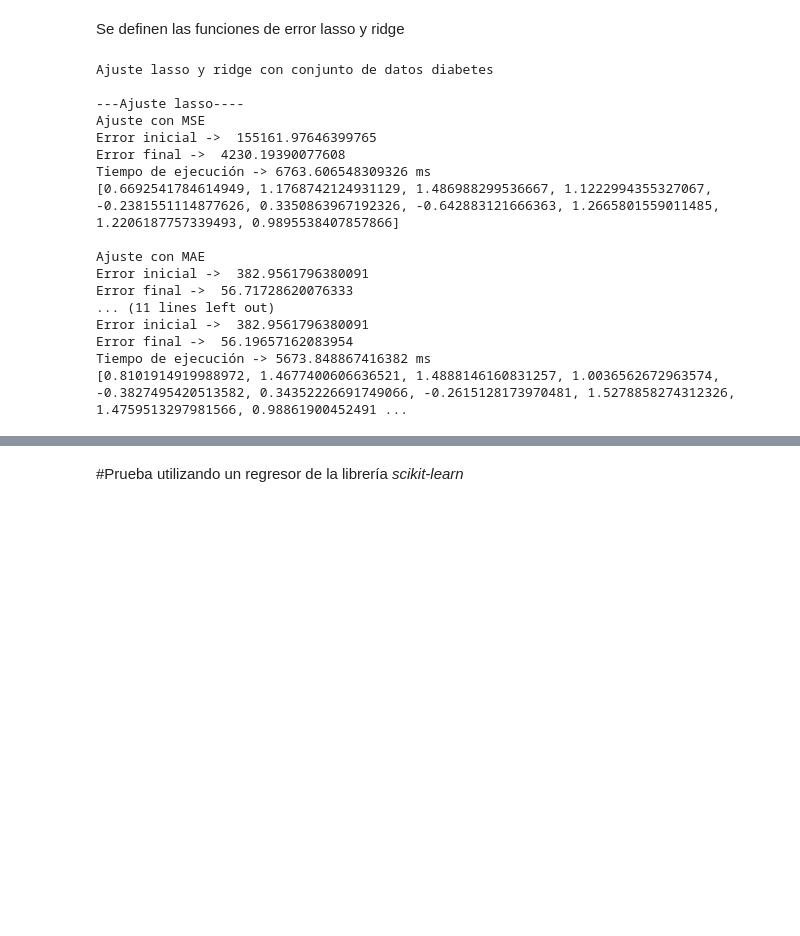
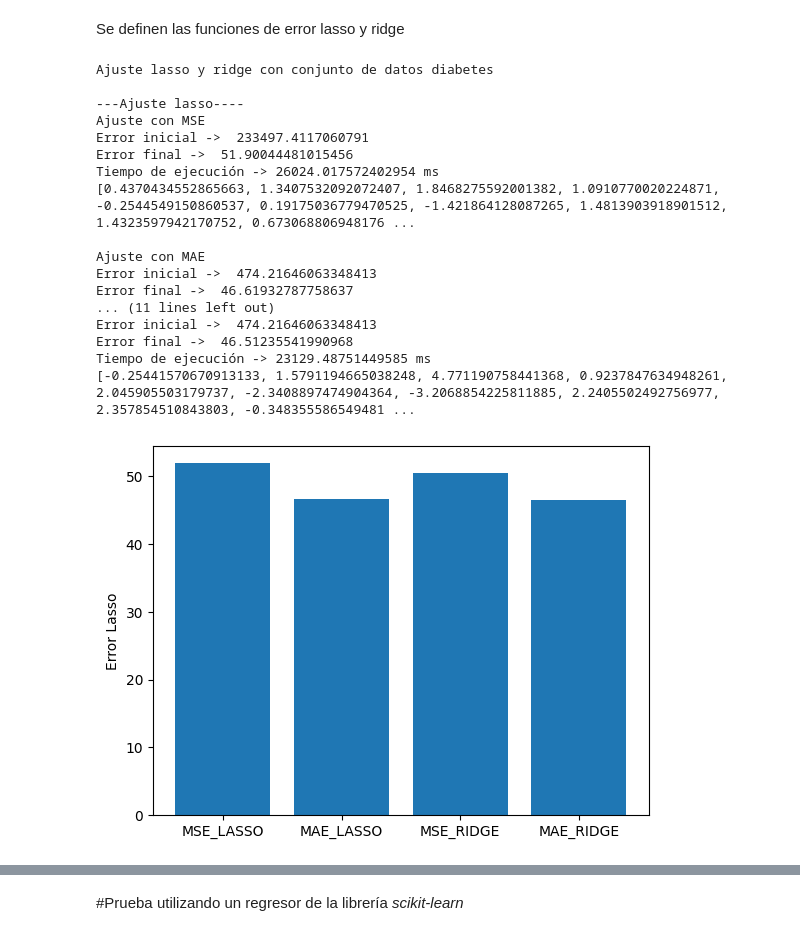
Before and after one commit to Pacatro/Practicas-IAA, a Jupyter notebook: p2/P2_IAA.ipynb, the cells around one changed output, grey strips where cells are left out. Drawn from its saved outputs; the diff is of its cells as text; code cells hidden in the pictures; blank space fills up the shorter version.

```diff
--- a/p2/P2_IAA.ipynb
+++ b/p2/P2_IAA.ipynb
@@ -285,77 +328,110 @@ def ridge_error(modelo,x,y,reg_term,error_func):
     return reg_error + L2*reg_term
 # %%
 print('Ajuste lasso y ridge con conjunto de datos diabetes')
-
+lasso_errs = []
+ridge_errs = []
+times = []
+labels = ['MSE_LASSO','MAE_LASSO','MSE_RIDGE','MAE_RIDGE']
 reg_term = 0.0001
 
 print('\n---Ajuste lasso----')
 
 modelo = []
-for i in range(len(x[0])):
+for i in range(len(x[0])+1):
   modelo.append(1)
 print('Ajuste con MSE')
 print('Error inicial -> ',lasso_error(modelo,x,y,reg_term,MSE))
 start = time.time()
-linear_regression(modelo,x,y,2000,0.000001,reg_term, MSE_GRAD, True, False, False)
+linear_regression(modelo,x,y,4000,0.000001,reg_term, MSE_GRAD, True, False, False)
 tiempo = (time.time()-start)*1000
-print('Error final -> ',lasso_error(modelo,x,y,reg_term,MSE))
+times.append(tiempo)
+error_lasso = lasso_error(modelo,x,y,reg_term,MAE)
+print('Error final -> ',error_lasso)
+lasso_errs.append(error_lasso)
+
+error_ridge = ridge_error(modelo,x,y,reg_term,MAE)
+ridge_errs.append(error_ridge)
 print(f'Tiempo de ejecución -> {tiempo} ms')
 print(modelo)
 
 
 modelo = []
-for i in range(len(x[0])):
+for i in range(len(x[0])+1):
   modelo.append(1)
 print('\nAjuste con MAE')
 print('Error inicial -> ',lasso_error(modelo,x,y,reg_term,MAE))
 start = time.time()
-linear_regression(modelo,x,y,2000,0.0001,reg_term,MAE_GRAD,True,False, False)
+linear_regression(modelo,x,y,4000,0.001,reg_term,MAE_GRAD,True,False, False)
 tiempo = (time.time()-start)*1000
-print('Error final -> ',lasso_error(modelo,x,y,reg_term,MAE))
+times.append(tiempo)
+error_lasso = lasso_error(modelo,x,y,reg_term,MAE)
+print('Error final -> ',error_lasso)
+lasso_errs.append(error_lasso)
+
+error_ridge = ridge_error(modelo,x,y,reg_term,MAE)
+ridge_errs.append(error_ridge)
 print(f'Tiempo de ejecución -> {tiempo} ms')
 print(modelo)
 
 print('\n---Ajuste ridge:---')
 
 modelo = []
-for i in range(len(x[0])):
+for i in range(len(x[0])+1):
   modelo.append(1)
 print('Ajuste con MSE')
 print('Error inicial -> ',ridge_error(modelo,x,y,reg_term,MSE))
 start = time.time()
-linear_regression(modelo,x,y,2000,0.000001,reg_term, MSE_GRAD,False, True, False)
+linear_regression(modelo,x,y,4000,0.000001,reg_term, MSE_GRAD,False, True, False)
 tiempo = (time.time()-start)*1000
-print('Error final -> ',ridge_error(modelo,x,y,reg_term,MSE))
+times.append(tiempo)
+error_ridge = ridge_error(modelo,x,y,reg_term,MAE)
+ridge_errs.append(error_ridge)
+
+error_lasso = lasso_error(modelo,x,y,reg_term,MAE)
+lasso_errs.append(error_lasso)
+print('Error final -> ',error_ridge)
+
 print(f'Tiempo de ejecución -> {tiempo} ms')
 print(modelo)
 
 
 modelo = []
-for i in range(len(x[0])):
+for i in range(len(x[0])+1):
   modelo.append(1)
 print('\nAjuste con MAE')
 print('Error inicial -> ',ridge_error(modelo,x,y,reg_term,MAE))
 start = time.time()
-linear_regression(modelo,x,y,2000,0.0001,reg_term,MAE_GRAD,False, True, False)
+linear_regression(modelo,x,y,4000,0.001,reg_term,MAE_GRAD,False, True, False)
 tiempo = (time.time()-start)*1000
-print('Error final -> ',ridge_error(modelo,x,y,reg_term,MAE))
+times.append(tiempo)
+error_ridge = ridge_error(modelo,x,y,reg_term,MAE)
+ridge_errs.append(error_ridge)
+
+error_lasso = lasso_error(modelo,x,y,reg_term,MAE)
+lasso_errs.append(error_lasso)
+print('Error final -> ',error_ridge)
 print(f'Tiempo de ejecución -> {tiempo} ms')
 print(modelo)
+
+bar_plot(labels,lasso_errs,'Error Lasso')
+bar_plot(labels,ridge_errs,'Error Ridge')
+bar_plot(labels,times,'Tiempo de ejecución (ms)')
 # %% [output]
 Ajuste lasso y ridge con conjunto de datos diabetes
 
 ---Ajuste lasso----
 Ajuste con MSE
-Error inicial ->  155161.97646399765
-Error final ->  4230.19390077608
-Tiempo de ejecución -> 6763.606548309326 ms
-[0.6692541784614949, 1.1768742124931129, 1.486988299536667, 1.1222994355327067, -0.2381551114877626, 0.3350863967192326, -0.642883121666363, 1.2665801559011485, 1.2206187757339493, 0.9895538407857866]
+Error inicial ->  233497.4117060791
+Error final ->  51.90044481015456
+Tiempo de ejecución -> 26024.017572402954 ms
+[0.4370434552865663, 1.3407532092072407, 1.8468275592001382, 1.0910770020224871, -0.2544549150860537, 0.19175036779470525, -1.421864128087265, 1.4813903918901512, 1.4323597942170752, 0.673068806948176 ...
 
 Ajuste con MAE
-Error inicial ->  382.9561796380091
-Error final ->  56.71728620076333
+Error inicial ->  474.21646063348413
+Error final ->  46.61932787758637
 ... (11 lines left out)
-Error inicial ->  382.9561796380091
-Error final ->  56.19657162083954
-Tiempo de ejecución -> 5673.848867416382 ms
-[0.8101914919988972, 1.4677400606636521, 1.4888146160831257, 1.0036562672963574, -0.3827495420513582, 0.34352226691749066, -0.2615128173970481, 1.5278858274312326, 1.4759513297981566, 0.98861900452491 ...
+Error inicial ->  474.21646063348413
+Error final ->  46.51235541990968
+Tiempo de ejecución -> 23129.48751449585 ms
+[-0.25441570670913133, 1.5791194665038248, 4.771190758441368, 0.9237847634948261, 2.045905503179737, -2.3408897474904364, -3.2068854225811885, 2.2405502492756977, 2.357854510843803, -0.348355586549481 ...
+[figure, added]
```
Also changed, not shown: parts of 7 cells of this notebook.
